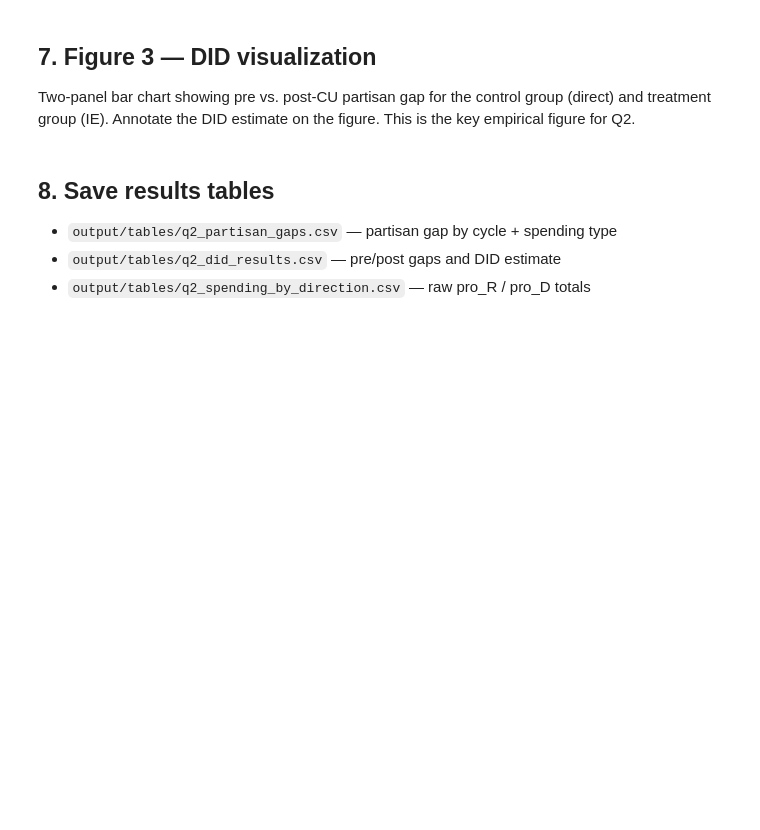
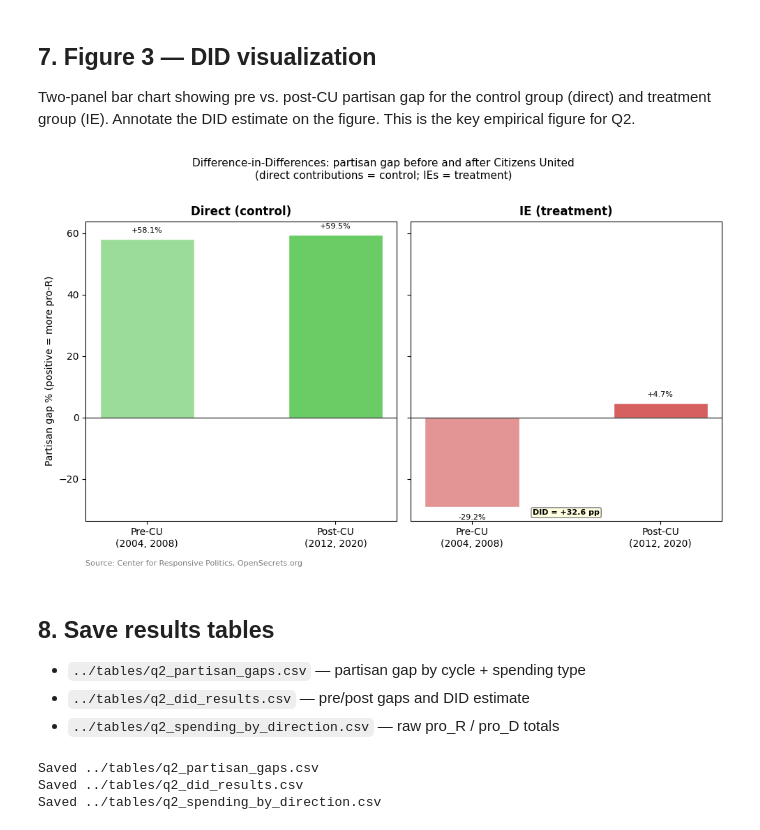
Before and after one commit to schanzb/qss_20_final_proj, a Jupyter notebook: scripts/04_q2.ipynb, the cells around one changed output. Cells and saved outputs as stored; diff of their text form; code cells hidden in the pictures; blank space fills up the shorter version.

```diff
--- a/scripts/04_q2.ipynb
+++ b/scripts/04_q2.ipynb
@@ -63,9 +286,63 @@ Key visual: if the `pac_independent` line diverges from `pac_direct` post-CU, th
 Two-panel bar chart showing pre vs. post-CU partisan gap for the control group (direct) and treatment group (IE).
 Annotate the DID estimate on the figure.
 This is the key empirical figure for Q2.
+# %%
+fig, axes = plt.subplots(1, 2, figsize=(10, 6), sharey=True) # start new plot
+
+groups  = ['Direct (control)', 'IE (treatment)'] # classify the groups for labeling
+pre_vals  = [pre_direct,  pre_ie] #set pre-CU gap values for direct contributions and independent expenditures
+post_vals = [post_direct, post_ie] #set post-CU gap values for direct contributions and independent expenditures
+colors    = ['#6ACC65',   '#D65F5F'] # set colors
+
+# for each group (direct contributions and independent expenditures), plot pre-CU and post-CU gaps as bars, with annotations
+for ax, group, pre, post, color in zip(axes, groups, pre_vals, post_vals, colors):
+    ax.bar(['Pre-CU\n(2004, 2008)', 'Post-CU\n(2012, 2020)'],
+           [pre, post], color=[color + 'AA', color], edgecolor='white', width=0.5)
+    ax.axhline(0, color='black', linewidth=0.8)
+    ax.set_title(group, fontsize=12, fontweight='bold')
+    ax.set_ylabel('Partisan gap % (positive = more pro-R)' if ax == axes[0] else '', fontsize=10)
+    # Annotate bar values
+    for xpos, val in enumerate([pre, post]):
+        ax.text(xpos, val + (2 if val >= 0 else -4), f'{val:+.1f}%',
+                ha='center', fontsize=8)
+
+# Annotate DID on second panel
+axes[1].text(0.5, 0.02, f'DID = {did:+.1f} pp',
+             transform=axes[1].transAxes, ha='center', fontsize=8,
+             fontweight='bold', color='black',
+             bbox=dict(boxstyle='round,pad=0.2', facecolor='lightyellow', edgecolor='gray'))
+
+fig.suptitle('Difference-in-Differences: partisan gap before and after Citizens United\n(direct contributions = control; IEs = treatment)',
+             fontsize=11, y=1.01)
+
+axes[0].text(0, -0.15, 'Source: Center for Responsive Politics, OpenSecrets.org',
+             transform=axes[0].transAxes, fontsize=8, color='gray')
+
+# show and save plot
+plt.tight_layout()
+plt.savefig('../figures/q2_fig3_did.pdf', bbox_inches='tight')
+plt.show()
+# %% [output]
+[figure, added]
 # %% [markdown]
 ## 8. Save results tables
 
-- `output/tables/q2_partisan_gaps.csv` — partisan gap by cycle + spending type
-- `output/tables/q2_did_results.csv` — pre/post gaps and DID estimate
-- `output/tables/q2_spending_by_direction.csv` — raw pro_R / pro_D totals
+- `../tables/q2_partisan_gaps.csv` — partisan gap by cycle + spending type
+- `../tables/q2_did_results.csv` — pre/post gaps and DID estimate
+- `../tables/q2_spending_by_direction.csv` — raw pro_R / pro_D totals
+# %%
+gap_summary.to_csv('../tables/q2_partisan_gaps.csv')
+print("Saved ../tables/q2_partisan_gaps.csv")
+
+did_df.to_csv('../tables/q2_did_results.csv', index=False)
+print("Saved ../tables/q2_did_results.csv")
+
+# Raw pro_R / pro_D totals by cycle and vehicle
+raw_totals = df.pivot_table(index=['Cycle', 'era'], columns=['spending_type', 'partisan_direction'],
+                            values='total', aggfunc='sum').reset_index()
+raw_totals.to_csv('../tables/q2_spending_by_direction.csv', index=False)
+print("Saved ../tables/q2_spending_by_direction.csv")
+# %% [output]
+Saved ../tables/q2_partisan_gaps.csv
+Saved ../tables/q2_did_results.csv
+Saved ../tables/q2_spending_by_direction.csv
```
Also changed, not shown: parts of 7 cells of this notebook, 6 other files.
